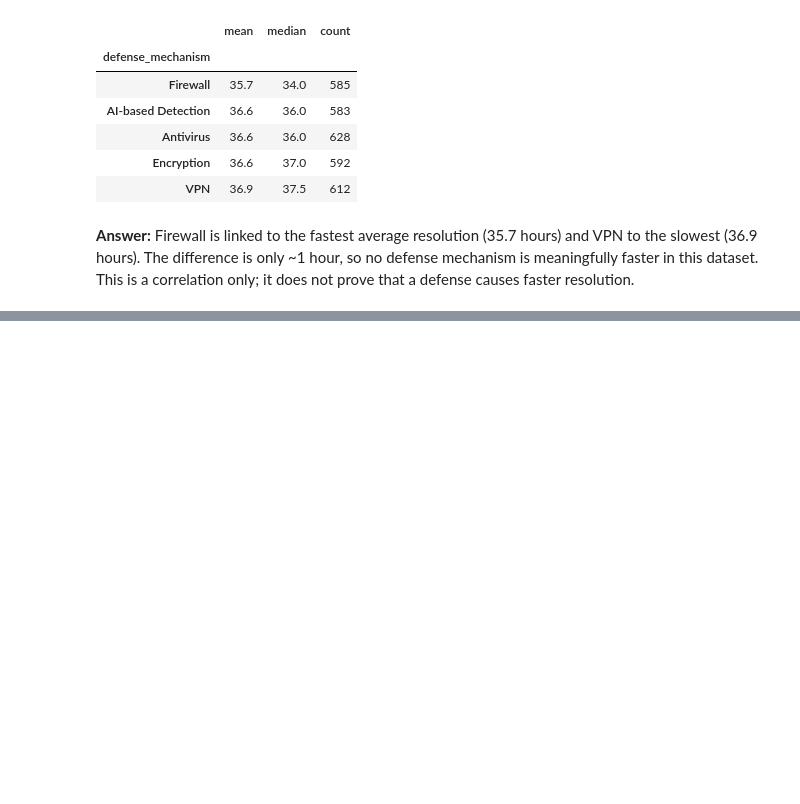
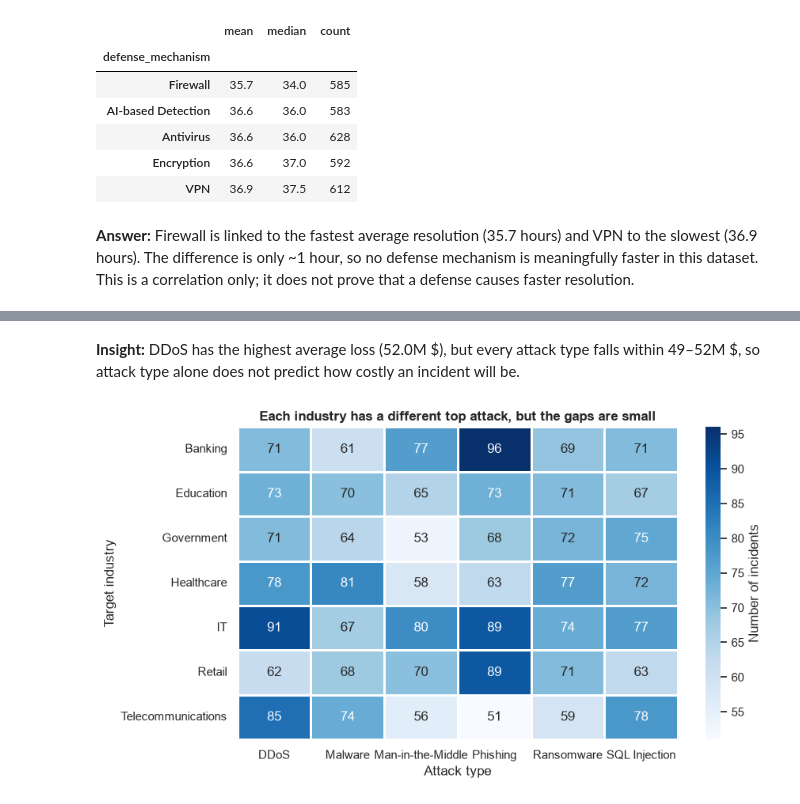
Before and after one commit to iMarwanAbdullah/cybersecurity-threats-analysis, a Jupyter notebook: notebooks/01_cybersecurity_analysis.ipynb, the cells around one changed output, grey strips where cells are left out. Drawn from its saved outputs; the diff is of its cells as text; code cells hidden in the pictures; blank space fills up the shorter version.

```diff
--- a/notebooks/01_cybersecurity_analysis.ipynb
+++ b/notebooks/01_cybersecurity_analysis.ipynb
@@ -312,0 +359,16 @@ by_defense
+# %% [markdown]
+**Insight:** DDoS has the highest average loss (52.0M \$), but every attack type falls within 49–52M \$, so attack type alone does not predict how costly an incident will be.
+# %%
+heat = industry_attack.drop(columns="most_common_attack")
+
+fig, ax = plt.subplots(figsize=(9, 5))
+sns.heatmap(heat, annot=True, fmt="d", cmap="Blues", linewidths=2, linecolor="white",
+            cbar_kws={"label": "Number of incidents"}, ax=ax)
+ax.set_title("Each industry has a different top attack, but the gaps are small", fontweight="bold")
+ax.set_xlabel("Attack type")
+ax.set_ylabel("Target industry")
+plt.tight_layout()
+plt.savefig("../images/q3_industry_attack_heatmap.png", dpi=150, bbox_inches="tight")
+plt.show()
+# %% [output]
+[figure, added]
```
Also changed, not shown: parts of 11 cells of this notebook.
